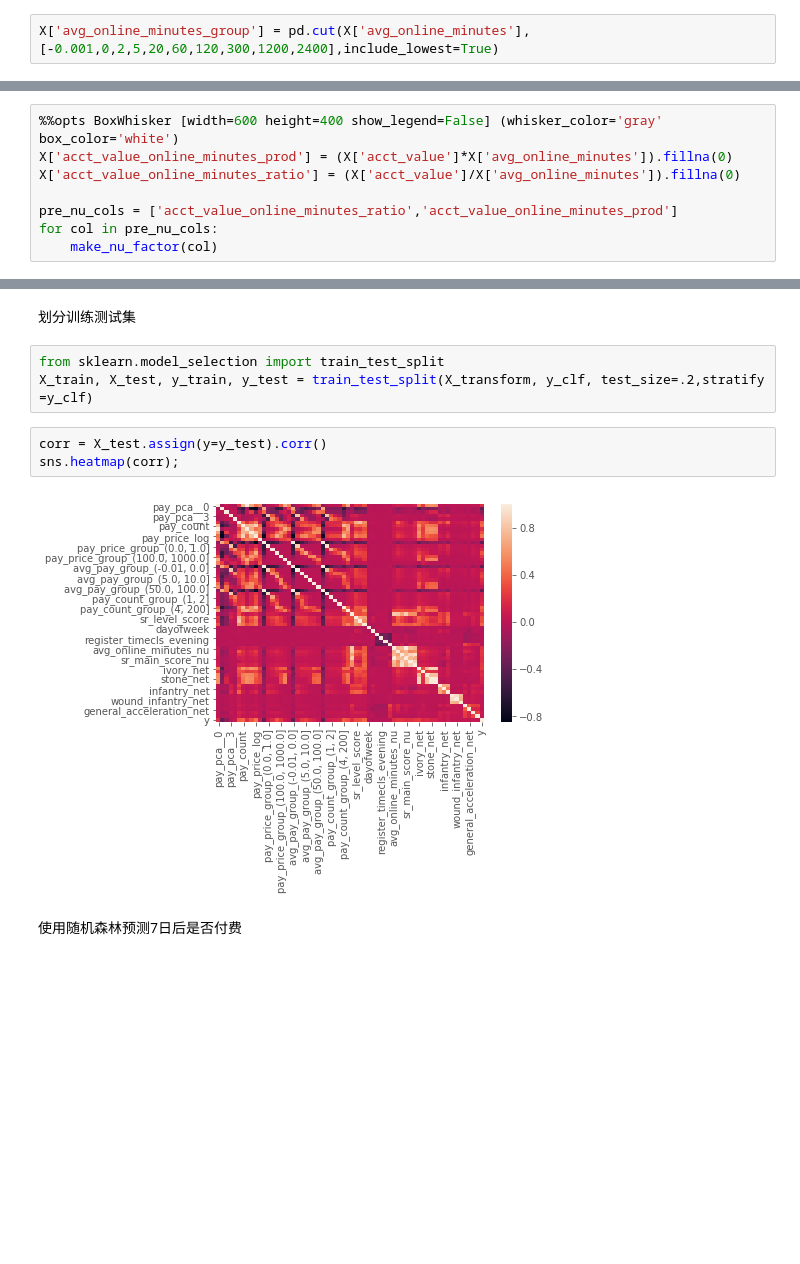
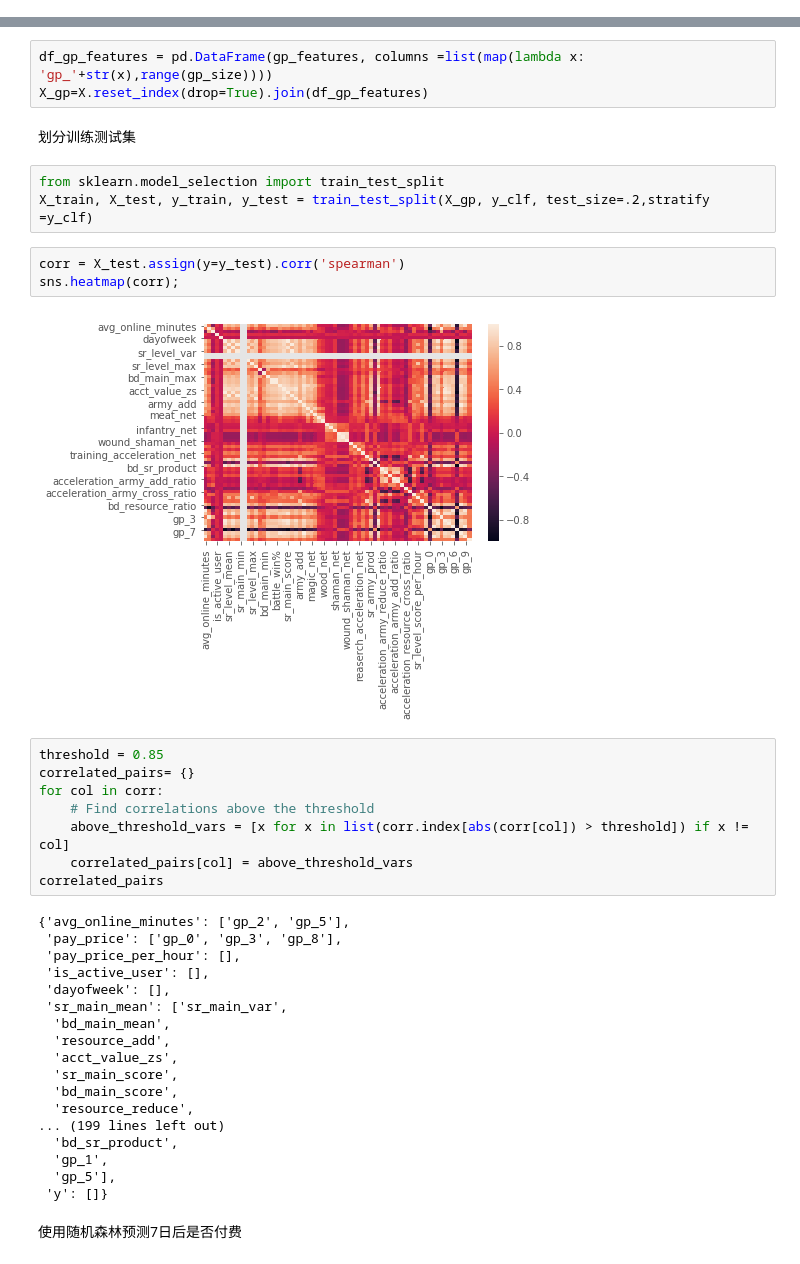
Before and after one commit to brightgems/pkdata, a Jupyter notebook: tap4fun/notebooks/predict_pay_user.ipynb, the cells around one changed output, grey strips where cells are left out. Saved outputs shown, nothing was run; the diff lists cells and outputs as text; blank space fills up the shorter version.

```diff
--- a/tap4fun/notebooks/predict_pay_user.ipynb
+++ b/tap4fun/notebooks/predict_pay_user.ipynb
@@ -268,2 +267,0 @@ interactive(children=(Dropdown(description='select_grp', options=('avg_online_mi
-# %%
-X['avg_online_minutes_group'] = pd.cut(X['avg_online_minutes'], [-0.001,0,2,5,20,60,120,300,1200,2400],include_lowest=True)
@@ -485,8 +269,0 @@ achievement_cols
-# %%
-%%opts BoxWhisker [width=600 height=400 show_legend=False] (whisker_color='gray' box_color='white')
-X['acct_value_online_minutes_prod'] = (X['acct_value']*X['avg_online_minutes']).fillna(0)
-X['acct_value_online_minutes_ratio'] = (X['acct_value']/X['avg_online_minutes']).fillna(0)
-
-pre_nu_cols = ['acct_value_online_minutes_ratio','acct_value_online_minutes_prod']
-for col in pre_nu_cols:
-    make_nu_factor(col)
@@ -532,12 +270,41 @@ X_transform = mapper_tp.fit_transform(X)
+# %%
+df_gp_features = pd.DataFrame(gp_features, columns =list(map(lambda x: 'gp_'+str(x),range(gp_size))))
+X_gp=X.reset_index(drop=True).join(df_gp_features)
 # %% [markdown]
 划分训练测试集
 # %%
 from sklearn.model_selection import train_test_split
-X_train, X_test, y_train, y_test = train_test_split(X_transform, y_clf, test_size=.2,stratify =y_clf)
+X_train, X_test, y_train, y_test = train_test_split(X_gp, y_clf, test_size=.2,stratify =y_clf)
 # %%
-corr = X_test.assign(y=y_test).corr()
+corr = X_test.assign(y=y_test).corr('spearman')
 sns.heatmap(corr);
 # %% [output]
-[figure, old version]
+[figure, new version]
+# %%
+threshold = 0.85
+correlated_pairs= {}
+for col in corr:
+    # Find correlations above the threshold
+    above_threshold_vars = [x for x in list(corr.index[abs(corr[col]) > threshold]) if x != col]
+    correlated_pairs[col] = above_threshold_vars
+correlated_pairs
+# %% [output]
+{'avg_online_minutes': ['gp_2', 'gp_5'],
+ 'pay_price': ['gp_0', 'gp_3', 'gp_8'],
+ 'pay_price_per_hour': [],
+ 'is_active_user': [],
+ 'dayofweek': [],
+ 'sr_main_mean': ['sr_main_var',
+  'bd_main_mean',
+  'resource_add',
+  'acct_value_zs',
+  'sr_main_score',
+  'bd_main_score',
+  'resource_reduce',
+... (199 lines left out)
+  'bd_sr_product',
+  'gp_1',
+  'gp_5'],
+ 'y': []}
 # %% [markdown]
 使用随机森林预测7日后是否付费
```
Also changed, not shown: parts of 70 cells of this notebook, 14 other files.
